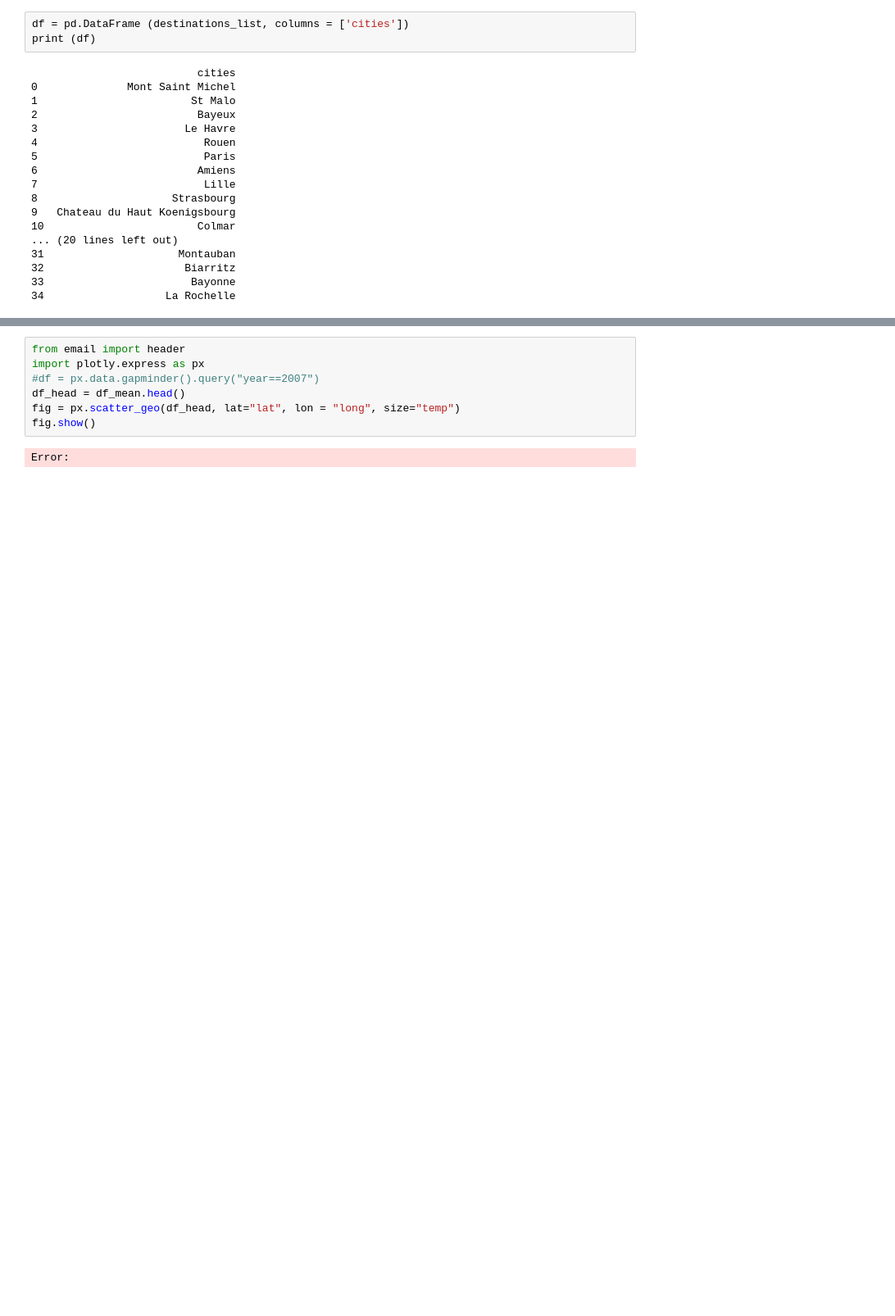
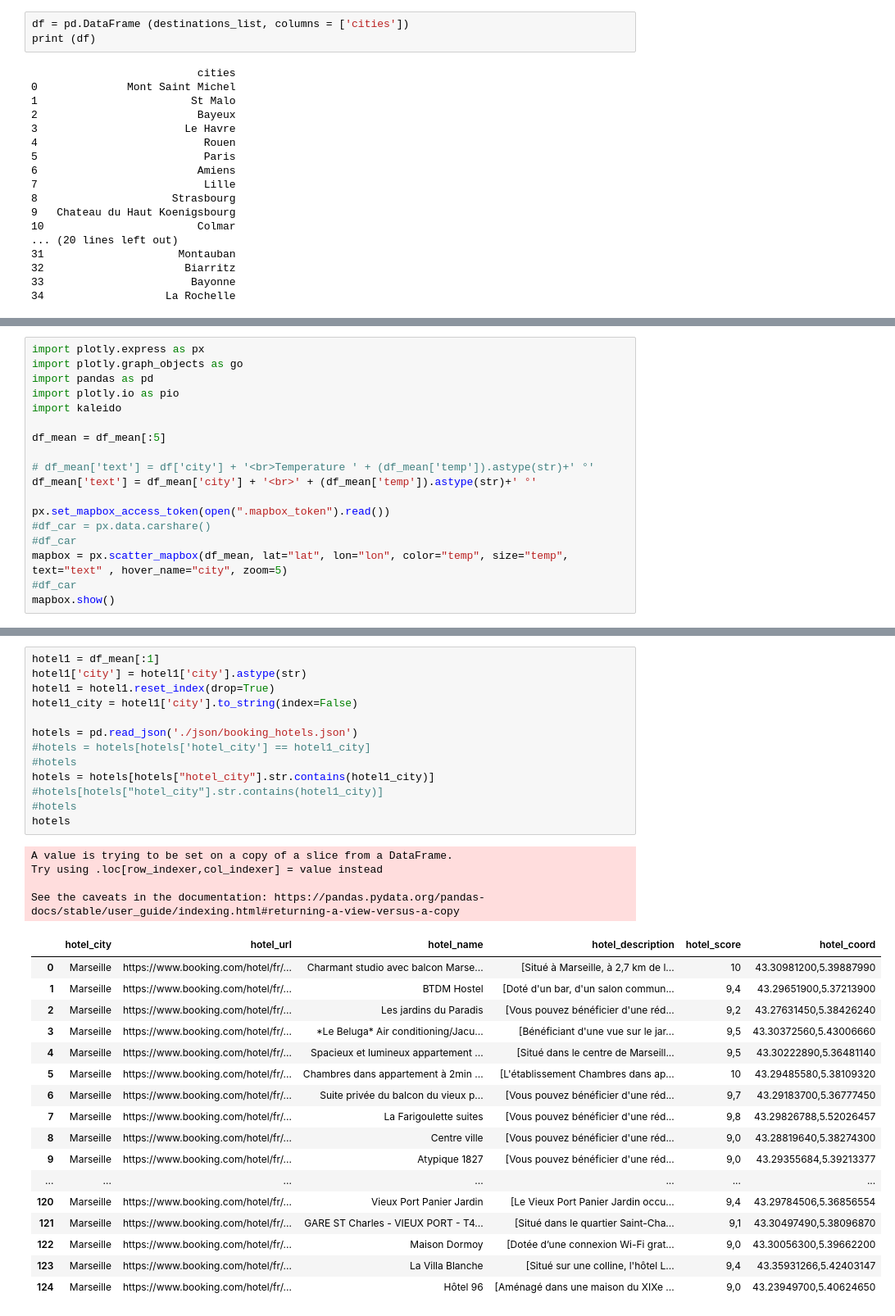
Before and after one commit to dafrd/kayak, a Jupyter notebook: gps.ipynb, the cells around one changed output, grey strips where cells are left out. Shown at 82% size. Drawn from its saved outputs; the diff is of its cells as text; blank space fills up the shorter version.

Commit message:
Hotels map

```diff
--- a/gps.ipynb
+++ b/gps.ipynb
@@ -220,0 +241,18 @@ df_mean
+# %%
+import plotly.express as px
+import plotly.graph_objects as go
+import pandas as pd
+import plotly.io as pio
+import kaleido
+
+df_mean = df_mean[:5]
+
+# df_mean['text'] = df['city'] + '<br>Temperature ' + (df_mean['temp']).astype(str)+' °'
+df_mean['text'] = df_mean['city'] + '<br>' + (df_mean['temp']).astype(str)+' °'
+
+px.set_mapbox_access_token(open(".mapbox_token").read())
+#df_car = px.data.carshare()
+#df_car
+mapbox = px.scatter_mapbox(df_mean, lat="lat", lon="lon", color="temp", size="temp", text="text" , hover_name="city", zoom=5)
+#df_car
+mapbox.show()
@@ -253,9 +305,35 @@ fig.show()
-# %%
-from email import header
-import plotly.express as px
-#df = px.data.gapminder().query("year==2007")
-df_head = df_mean.head()
-fig = px.scatter_geo(df_head, lat="lat", lon = "long", size="temp")
-fig.show()
-# %% [output]
-Error:
+# %%
+hotel1 = df_mean[:1]
+hotel1['city'] = hotel1['city'].astype(str)
+hotel1 = hotel1.reset_index(drop=True)
+hotel1_city = hotel1['city'].to_string(index=False)
+
+hotels = pd.read_json('./json/booking_hotels.json')
+#hotels = hotels[hotels['hotel_city'] == hotel1_city]
+#hotels
+hotels = hotels[hotels["hotel_city"].str.contains(hotel1_city)]
+#hotels[hotels["hotel_city"].str.contains(hotel1_city)]
+#hotels
+hotels
+# %% [output]
+A value is trying to be set on a copy of a slice from a DataFrame.
+Try using .loc[row_indexer,col_indexer] = value instead
+
+See the caveats in the documentation: https://pandas.pydata.org/pandas-docs/stable/user_guide/indexing.html#returning-a-view-versus-a-copy
+|  | hotel_city | hotel_url | hotel_name | hotel_description | hotel_score | hotel_coord |
+| 0 | Marseille | https://www.booking.com/hotel/fr/... | Charmant studio avec balcon Marse... | [Situé à Marseille, à 2,7 km de l... | 10 | 43.30981200,5.39887990 |
+| 1 | Marseille | https://www.booking.com/hotel/fr/... | BTDM Hostel | [Doté d'un bar, d'un salon commun... | 9,4 | 43.29651900,5.37213900 |
+| 2 | Marseille | https://www.booking.com/hotel/fr/... | Les jardins du Paradis | [Vous pouvez bénéficier d'une réd... | 9,2 | 43.27631450,5.38426240 |
+| 3 | Marseille | https://www.booking.com/hotel/fr/... | *Le Beluga* Air conditioning/Jacu... | [Bénéficiant d'une vue sur le jar... | 9,5 | 43.30372560,5.43006660 |
+| 4 | Marseille | https://www.booking.com/hotel/fr/... | Spacieux et lumineux appartement ... | [Situé dans le centre de Marseill... | 9,5 | 43.30222890,5.36481140 |
+| 5 | Marseille | https://www.booking.com/hotel/fr/... | Chambres dans appartement à 2min ... | [L'établissement Chambres dans ap... | 10 | 43.29485580,5.38109320 |
+| 6 | Marseille | https://www.booking.com/hotel/fr/... | Suite privée du balcon du vieux p... | [Vous pouvez bénéficier d'une réd... | 9,7 | 43.29183700,5.36777450 |
+| 7 | Marseille | https://www.booking.com/hotel/fr/... | La Farigoulette suites | [Vous pouvez bénéficier d'une réd... | 9,8 | 43.29826788,5.52026457 |
+| 8 | Marseille | https://www.booking.com/hotel/fr/... | Centre ville | [Vous pouvez bénéficier d'une réd... | 9,0 | 43.28819640,5.38274300 |
+| 9 | Marseille | https://www.booking.com/hotel/fr/... | Atypique 1827 | [Vous pouvez bénéficier d'une réd... | 9,0 | 43.29355684,5.39213377 |
+| ... | ... | ... | ... | ... | ... | ... |
+| 120 | Marseille | https://www.booking.com/hotel/fr/... | Vieux Port Panier Jardin | [Le Vieux Port Panier Jardin occu... | 9,4 | 43.29784506,5.36856554 |
+| 121 | Marseille | https://www.booking.com/hotel/fr/... | GARE ST Charles - VIEUX PORT - T4... | [Situé dans le quartier Saint-Cha... | 9,1 | 43.30497490,5.38096870 |
+| 122 | Marseille | https://www.booking.com/hotel/fr/... | Maison Dormoy | [Dotée d’une connexion Wi-Fi grat... | 9,0 | 43.30056300,5.39662200 |
+| 123 | Marseille | https://www.booking.com/hotel/fr/... | La Villa Blanche | [Situé sur une colline, l'hôtel L... | 9,4 | 43.35931266,5.42403147 |
+| 124 | Marseille | https://www.booking.com/hotel/fr/... | Hôtel 96 | [Aménagé dans une maison du XIXe ... | 9,0 | 43.23949700,5.40624650 |
```
Also changed, not shown: parts of 9 cells of this notebook, 4 other files.
